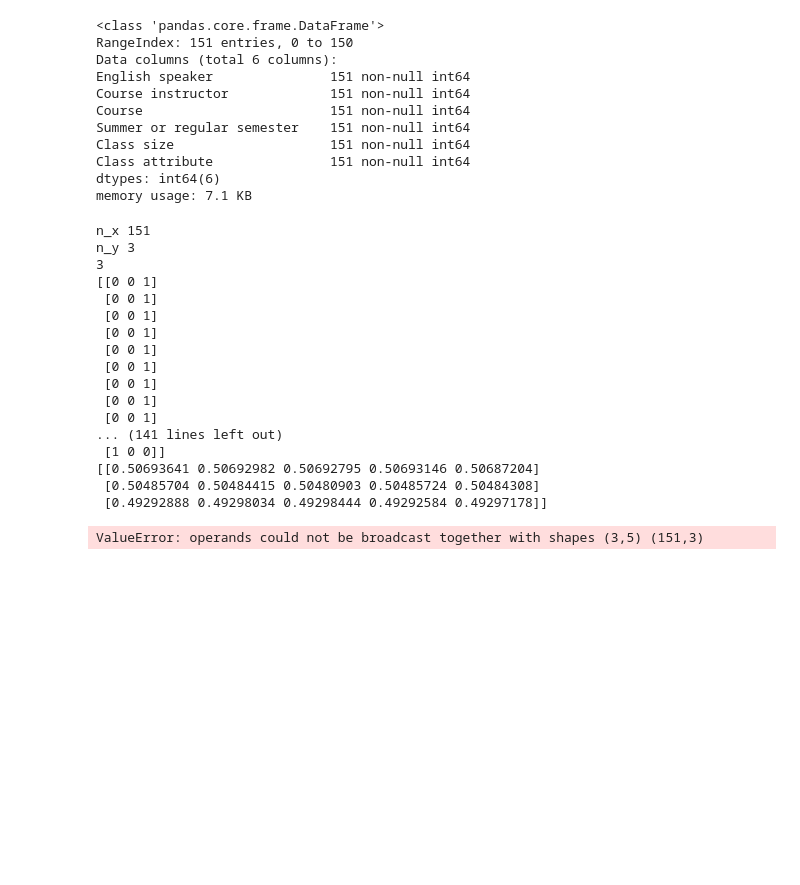
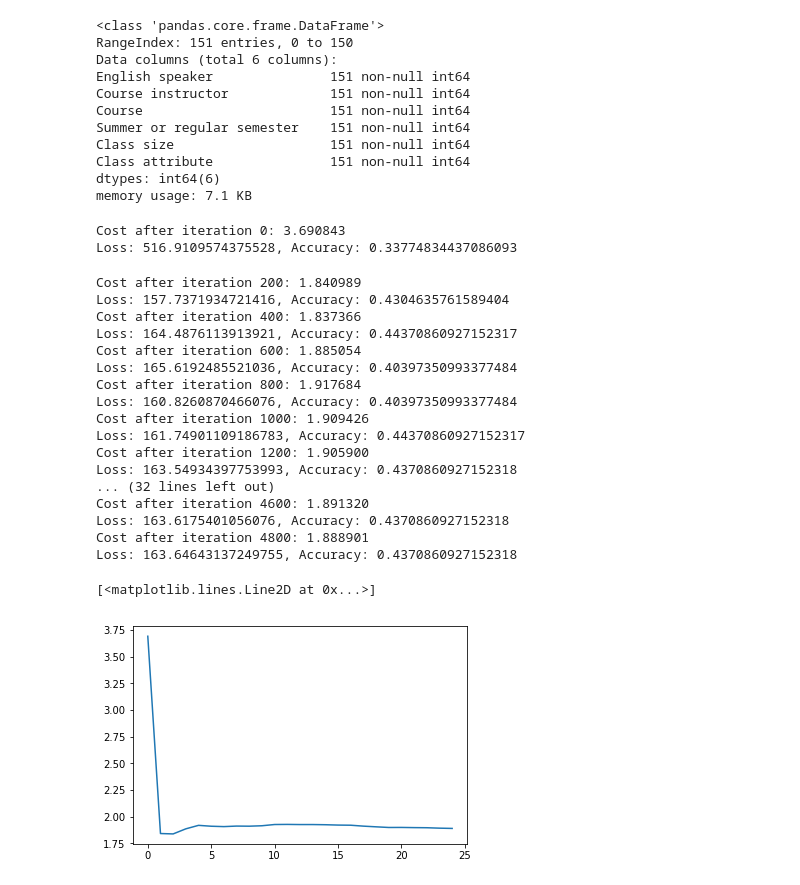
Before and after one commit to fkruczek/neural-network-classification, a Jupyter notebook: script2.ipynb, the cells around one changed output. Saved outputs shown, nothing was run; the diff lists cells and outputs as text; code cells hidden in the pictures; blank space fills up the shorter version.

```diff
--- a/script2.ipynb
+++ b/script2.ipynb
@@ -6,6 +7,9 @@ from random import shuffle
 %matplotlib inline
 # %%
 np.random.seed(101)
+error_tab = []
+lr_tab = []
+acc_tab = []
 # %%
 df = pd.read_csv('tae.data', header=None)
 # %%
@@ -355,31 +382,37 @@ def predict(parameters, X):
     return predictions
 # %%
 # Build a model with a n_h-dimensional hidden layer
-parameters = nn_model(x, y, n_h1 = 50, n_h2 = 20, num_iterations = 1000, print_cost=True)
+parameters = nn_model(x, y, n_h1 = 50, n_h2 = 20, learning_rate = 0.01, num_iterations = 5000, print_cost=True)
 
 # Plot the decision boundary
 # plot_decision_boundary(lambda x: predict(parameters, x.T), x, y)
 # plt.title("Decision Boundary for hidden layer size " + str(4));
 # %% [output]
-n_x 151
-n_y 3
-3
-[[0 0 1]
- [0 0 1]
- [0 0 1]
- [0 0 1]
- [0 0 1]
- [0 0 1]
- [0 0 1]
- [0 0 1]
- [0 0 1]
-... (141 lines left out)
- [1 0 0]]
-[[0.50693641 0.50692982 0.50692795 0.50693146 0.50687204]
- [0.50485704 0.50484415 0.50480903 0.50485724 0.50484308]
- [0.49292888 0.49298034 0.49298444 0.49292584 0.49297178]]
+Cost after iteration 0: 3.690843
+Loss: 516.9109574375528, Accuracy: 0.33774834437086093
-ValueError: operands could not be broadcast together with shapes (3,5) (151,3)
+Cost after iteration 200: 1.840989
+Loss: 157.7371934721416, Accuracy: 0.4304635761589404
+Cost after iteration 400: 1.837366
+Loss: 164.4876113913921, Accuracy: 0.44370860927152317
+Cost after iteration 600: 1.885054
+Loss: 165.6192485521036, Accuracy: 0.40397350993377484
+Cost after iteration 800: 1.917684
+Loss: 160.8260870466076, Accuracy: 0.40397350993377484
+Cost after iteration 1000: 1.909426
+Loss: 161.74901109186783, Accuracy: 0.44370860927152317
+Cost after iteration 1200: 1.905900
+Loss: 163.54934397753993, Accuracy: 0.4370860927152318
+... (32 lines left out)
+Cost after iteration 4600: 1.891320
+Loss: 163.6175401056076, Accuracy: 0.4370860927152318
+Cost after iteration 4800: 1.888901
+Loss: 163.64643137249755, Accuracy: 0.4370860927152318
 # %%
 # Print accuracy
-predictions = predict(parameters, x)
-print ('Accuracy: %d' % float((np.dot(Y,predictions.T) + np.dot(1-Y,1-predictions.T))/float(Y.size)*100) + '%')
+plt.plot(range(len(error_tab)), error_tab)
+
+
+# print ('Accuracy: %d' % float((np.dot(Y,predictions.T) + np.dot(1-Y,1-predictions.T))/float(Y.size)*100) + '%')
+# %% [output]
+[<matplotlib.lines.Line2D at 0x...>]
+[figure, added]
```
Also changed, not shown: parts of 12 cells of this notebook.
